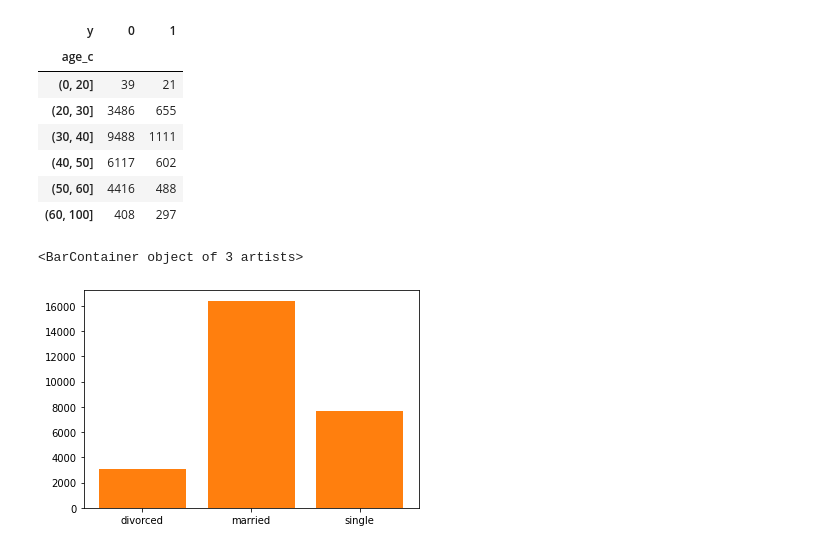
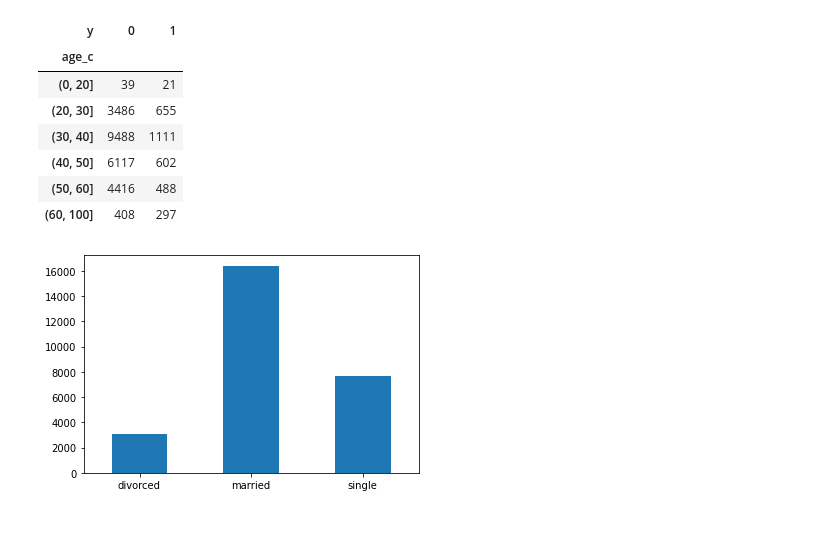
Before and after one commit to sh-yoshioka/DSWork, a Jupyter notebook: R_Basic.ipynb, the cells around one changed output. Cells and saved outputs as stored; diff of their text form; code cells hidden in the pictures.

```diff
--- a/R_Basic.ipynb
+++ b/R_Basic.ipynb
@@ -128,19 +127,8 @@ pd.crosstab(data['age_c'], data['y'])
 | (40, 50] | 6117 | 602 |
 | (50, 60] | 4416 | 488 |
 | (60, 100] | 408 | 297 |
-# %%
-# プロットデータの設定。
-plotData = data['marital'].value_counts()
-# y軸の設定。
-yLabel = np.array(['divorced', 'married', 'single'])
-# x軸の設定。
-xLabel = np.array([plotData['divorced'], plotData['married'], plotData['single']])
-plt.bar(yLabel, xLabel)
-
-#ラベルの設定。
-label = ['divorced', 'married', 'single']
-# プロットの実行。
-plt.bar(yLabel, xLabel, tick_label=label, align='center')
-# %% [output]
-<BarContainer object of 3 artists>
-[figure, removed]
+# %%
+# プロットデータを設定してプロットを実行。
+y = data['marital'].value_counts().reindex(['divorced', 'married', 'single']).plot.bar(rot=0)
+# %% [output]
+[figure, added]
```
Also changed, not shown: parts of 2 cells of this notebook, 1 other file.
